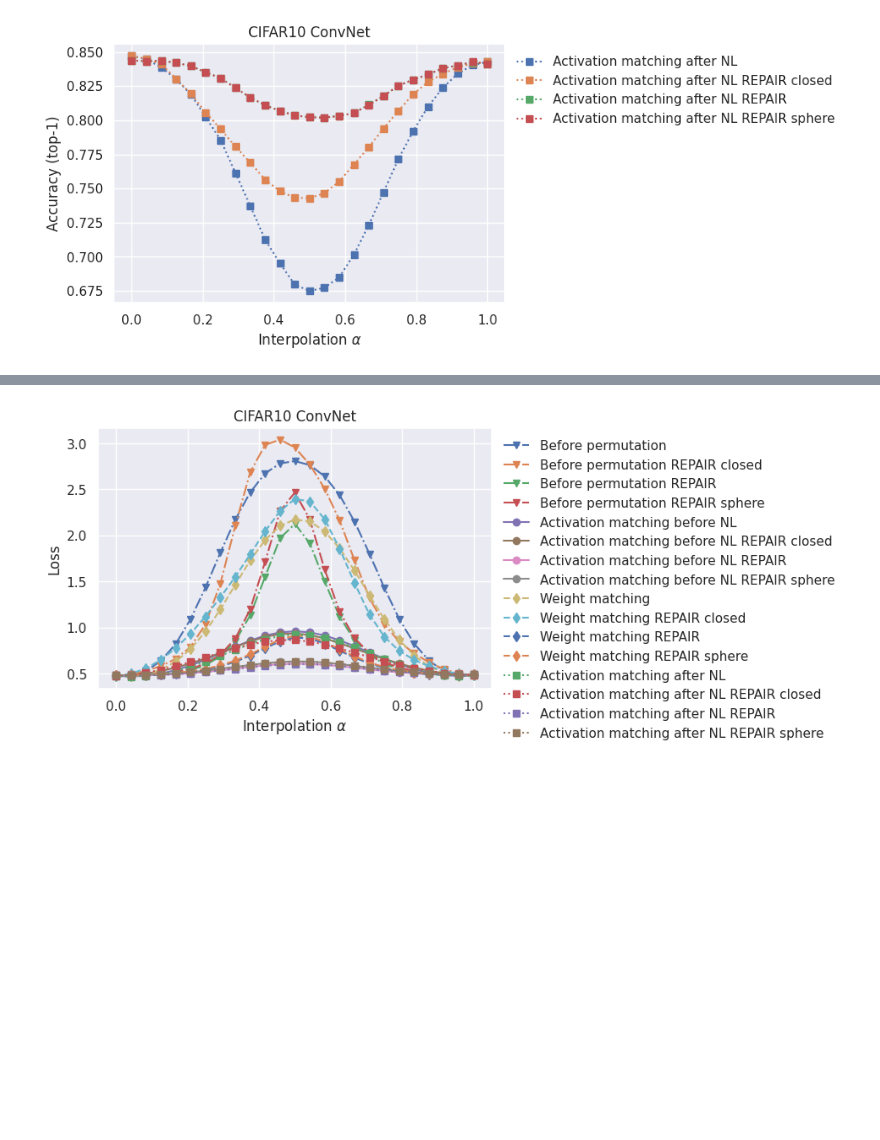
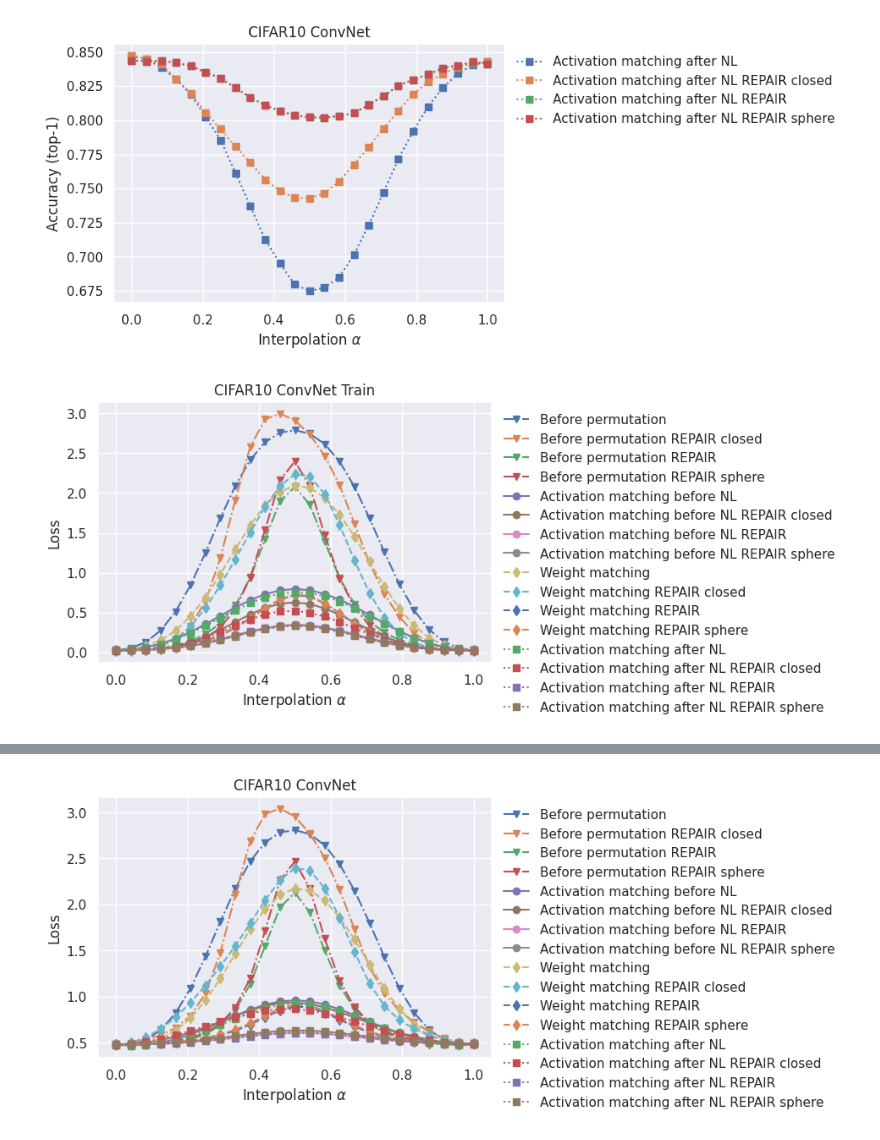
Before and after one commit to xiyori/lmc, a Jupyter notebook: notebooks/mlp_matching.ipynb, the cells around one changed output, grey strips where cells are left out. Cells and saved outputs as stored; diff of their text form; code cells hidden in the pictures; blank space fills up the shorter version.

```diff
--- a/notebooks/mlp_matching.ipynb
+++ b/notebooks/mlp_matching.ipynb
@@ -863,3 +889,27 @@ plt.title("CIFAR10 ConvNet")
 plt.show()
 # %% [output]
 [figure]
+# %%
+plt.plot(alphas, losses, label="Before permutation", marker="v", linestyle="-.")
+plt.plot(alphas, losses_rep, label="Before permutation REPAIR closed", marker="v", linestyle="-.")
+plt.plot(alphas, losses_tr, label="Before permutation REPAIR", marker="v", linestyle="-.")
+plt.plot(alphas, losses_sph, label="Before permutation REPAIR sphere", marker="v", linestyle="-.")
+plt.plot(alphas, pre_act_losses, label="Activation matching before NL", marker="o")
+plt.plot(alphas, pre_act_rep_losses, label="Activation matching before NL REPAIR closed", marker="o")
+plt.plot(alphas, pre_act_tr_losses, label="Activation matching before NL REPAIR", marker="o")
+plt.plot(alphas, pre_act_sph_losses, label="Activation matching before NL REPAIR sphere", marker="o")
+plt.plot(alphas, weight_losses, label="Weight matching", marker="d", linestyle="--")
+plt.plot(alphas, weight_rep_losses, label="Weight matching REPAIR closed", marker="d", linestyle="--")
+plt.plot(alphas, weight_tr_losses, label="Weight matching REPAIR", marker="d", linestyle="--")
+plt.plot(alphas, weight_sph_losses, label="Weight matching REPAIR sphere", marker="d", linestyle="--")
+plt.plot(alphas, post_act_losses, label="Activation matching after NL", marker="s", linestyle=":")
+plt.plot(alphas, post_act_rep_losses, label="Activation matching after NL REPAIR closed", marker="s", linestyle=":")
+plt.plot(alphas, post_act_tr_losses, label="Activation matching after NL REPAIR", marker="s", linestyle=":")
+plt.plot(alphas, post_act_sph_losses, label="Activation matching after NL REPAIR sphere", marker="s", linestyle=":")
+plt.xlabel("Interpolation $\\alpha$")
+plt.ylabel("Loss")
+plt.legend(bbox_to_anchor=(1, 1), frameon=False)
+plt.title("CIFAR10 ConvNet Train")
+plt.show()
+# %% [output]
+[figure, added]
```
Also changed, not shown: parts of 6 cells of this notebook.
